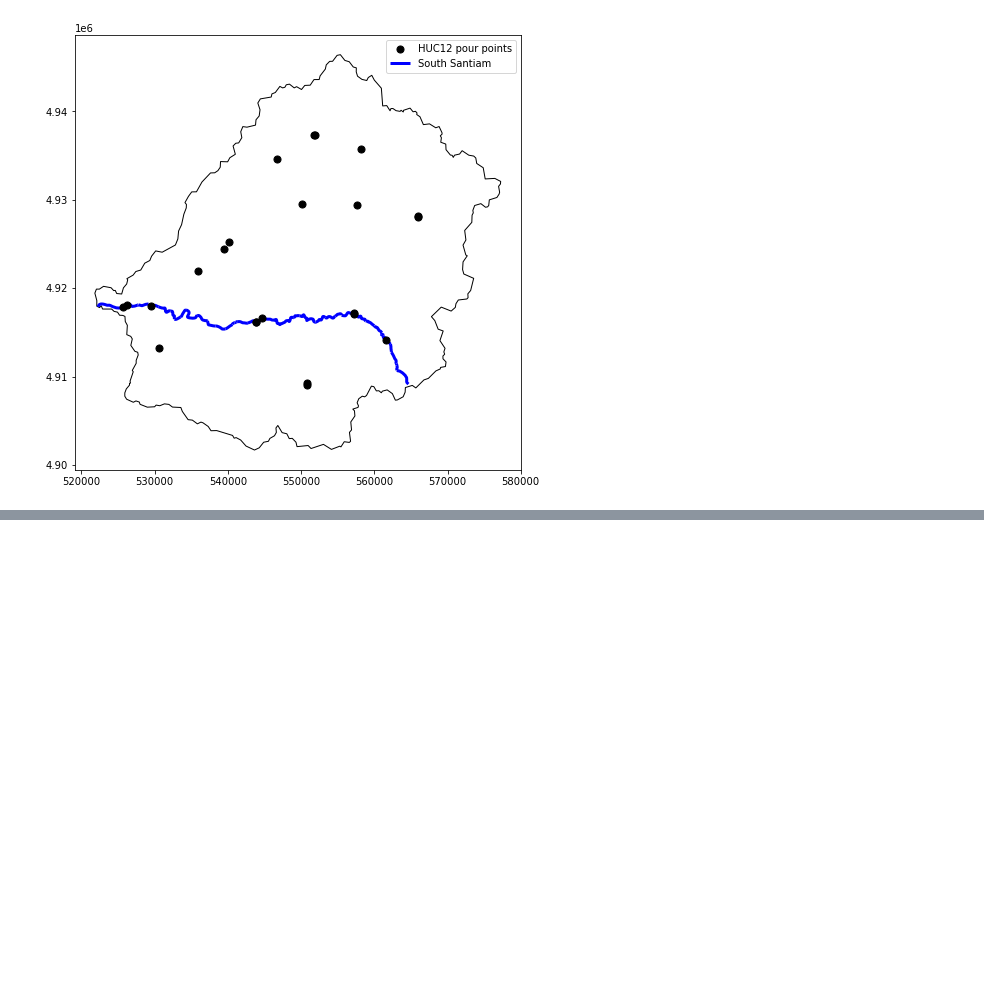
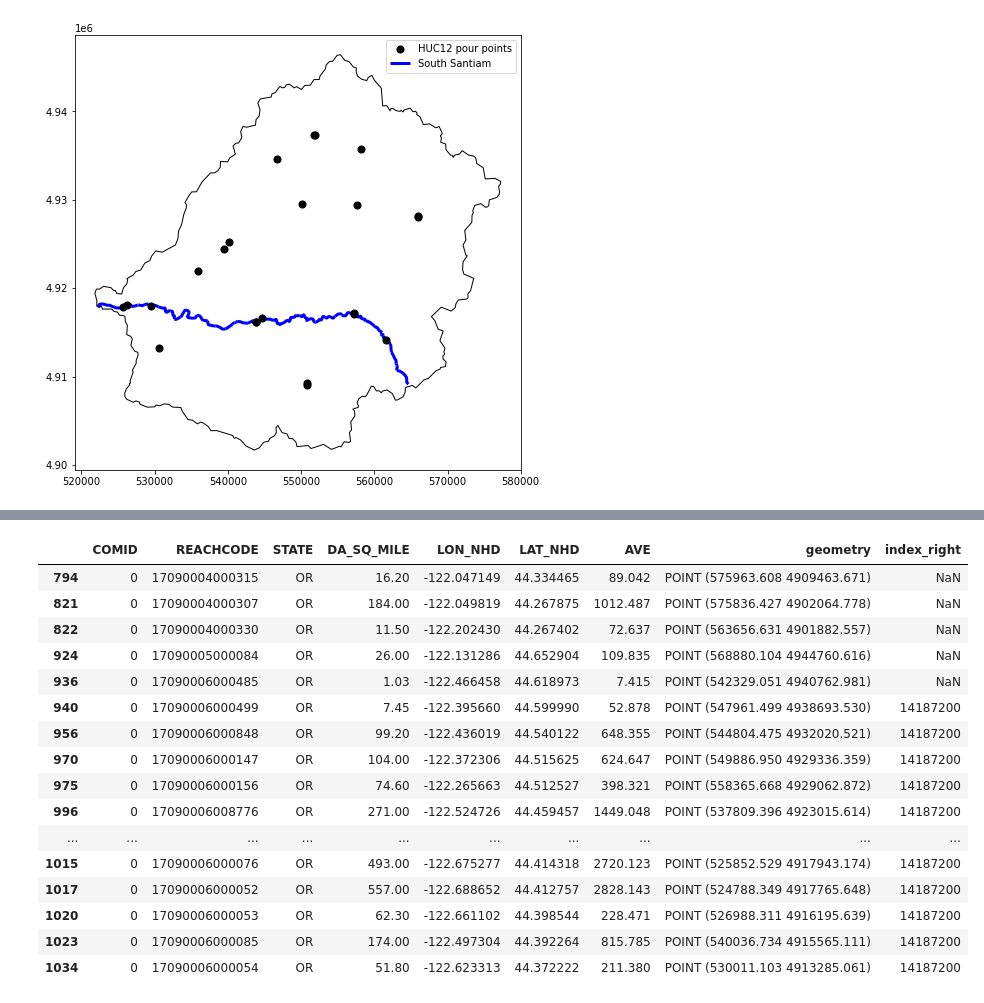
Before and after one commit to mhweber/AWRA2022GeoWorkshop, a Jupyter notebook: Workbooks/Python/Session2/Geoprocessing.ipynb, the cells around one changed output, grey strips where cells are left out. Cells and saved outputs as stored; diff of their text form; code cells hidden in the pictures; blank space fills up the shorter version.

```diff
--- a/Workbooks/Python/Session2/Geoprocessing.ipynb
+++ b/Workbooks/Python/Session2/Geoprocessing.ipynb
@@ -288,0 +91,21 @@ gdf.plot()
+# %%
+gages_within_basin = gages_Santiam.sjoin(basin, how="left")
+gages_within_basin
+# %% [output]
+|  | COMID | REACHCODE | STATE | DA_SQ_MILE | LON_NHD | LAT_NHD | AVE | geometry | index_right |
+| 794 | 0 | 17090004000315 | OR | 16.20 | -122.047149 | 44.334465 | 89.042 | POINT (575963.608 4909463.671) | NaN |
+| 821 | 0 | 17090004000307 | OR | 184.00 | -122.049819 | 44.267875 | 1012.487 | POINT (575836.427 4902064.778) | NaN |
+| 822 | 0 | 17090004000330 | OR | 11.50 | -122.202430 | 44.267402 | 72.637 | POINT (563656.631 4901882.557) | NaN |
+| 924 | 0 | 17090005000084 | OR | 26.00 | -122.131286 | 44.652904 | 109.835 | POINT (568880.104 4944760.616) | NaN |
+| 936 | 0 | 17090006000485 | OR | 1.03 | -122.466458 | 44.618973 | 7.415 | POINT (542329.051 4940762.981) | NaN |
+| 940 | 0 | 17090006000499 | OR | 7.45 | -122.395660 | 44.599990 | 52.878 | POINT (547961.499 4938693.530) | 14187200 |
+| 956 | 0 | 17090006000848 | OR | 99.20 | -122.436019 | 44.540122 | 648.355 | POINT (544804.475 4932020.521) | 14187200 |
+| 970 | 0 | 17090006000147 | OR | 104.00 | -122.372306 | 44.515625 | 624.647 | POINT (549886.950 4929336.359) | 14187200 |
+| 975 | 0 | 17090006000156 | OR | 74.60 | -122.265663 | 44.512527 | 398.321 | POINT (558365.668 4929062.872) | 14187200 |
+| 996 | 0 | 17090006008776 | OR | 271.00 | -122.524726 | 44.459457 | 1449.048 | POINT (537809.396 4923015.614) | 14187200 |
+| ... | ... | ... | ... | ... | ... | ... | ... | ... | ... |
+| 1015 | 0 | 17090006000076 | OR | 493.00 | -122.675277 | 44.414318 | 2720.123 | POINT (525852.529 4917943.174) | 14187200 |
+| 1017 | 0 | 17090006000052 | OR | 557.00 | -122.688652 | 44.412757 | 2828.143 | POINT (524788.349 4917765.648) | 14187200 |
+| 1020 | 0 | 17090006000053 | OR | 62.30 | -122.661102 | 44.398544 | 228.471 | POINT (526988.311 4916195.639) | 14187200 |
+| 1023 | 0 | 17090006000085 | OR | 174.00 | -122.497304 | 44.392264 | 815.785 | POINT (540036.734 4915565.111) | 14187200 |
+| 1034 | 0 | 17090006000054 | OR | 51.80 | -122.623313 | 44.372222 | 211.380 | POINT (530011.103 4913285.061) | 14187200 |
```
Also changed, not shown: parts of 36 cells of this notebook, 1 other file.
